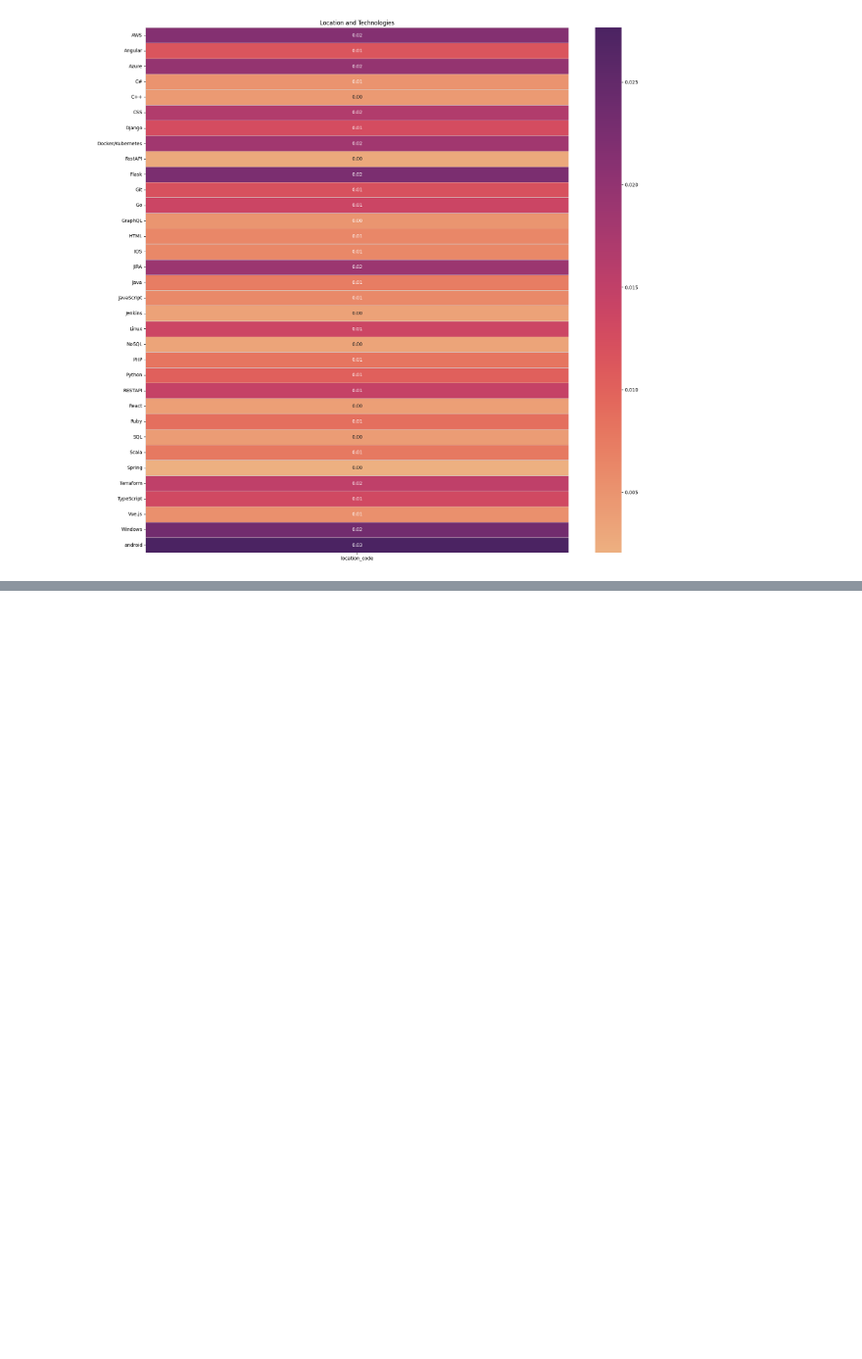
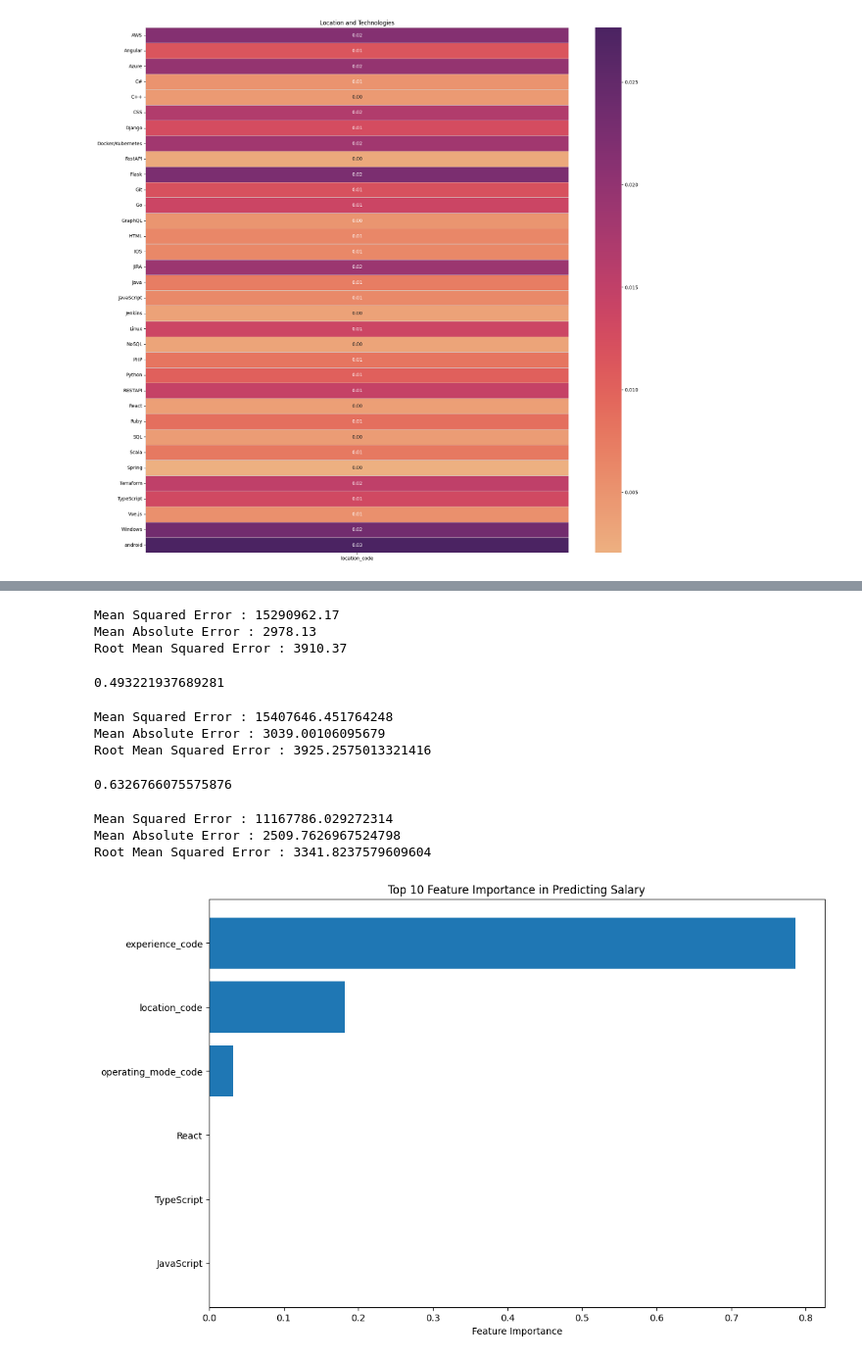
Before and after one commit to lukaszfabia/IT-salary-predictor, a Jupyter notebook: analysis/analysis.ipynb, the cells around one changed output, grey strips where cells are left out. Shown at 98% size. Saved outputs shown, nothing was run; the diff lists cells and outputs as text; code cells hidden in the pictures; blank space fills up the shorter version.

Commit message:
blisko jestem z modelami

```diff
--- a/analysis/analysis.ipynb
+++ b/analysis/analysis.ipynb
@@ -565,0 +448,5 @@ ValueError: y should be a 1d array, got an array of shape (745, 2) instead.
+# %%
+def prepare_data_sets(tech_stack):
+    filtered_data_b2b = filter_data(data[data["min_b2b"]>0], other_col=["operating_mode_code", "experience_code", "location_code"], tech_stack=tech_stack)
+    filtered_data_uop = filter_data(data[data["min_uop"]>0], other_col=["operating_mode_code", "experience_code", "location_code"], tech_stack=tech_stack)
+    return filtered_data_b2b.drop(columns=["avg_uop"]), filtered_data_uop.drop(columns=["avg_b2b"])
@@ -565,0 +546,7 @@ ValueError: y should be a 1d array, got an array of shape (745, 2) instead.
+# %%
+# Random Forest model
+
+rfr = RandomForestRegressor(n_estimators=20)
+rfr.fit(x_train,y_train)
+
+rfr.score(x_test,y_test)
@@ -565,0 +555,68 @@ ValueError: y should be a 1d array, got an array of shape (745, 2) instead.
+# %%
+y_pred_rfr = rfr.predict(x_test)
+
+print("Mean Squared Error :",mean_squared_error(y_test,y_pred_rfr).round(2))
+print("Mean Absolute Error :",mean_absolute_error(y_test,y_pred_rfr).round(2))
+print("Root Mean Squared Error :", root_mean_squared_error(y_test,y_pred_rfr).round(2))
+# %% [output]
+Mean Squared Error : 15290962.17
+Mean Absolute Error : 2978.13
+Root Mean Squared Error : 3910.37
+# %%
+# Decision Tree model
+
+dtr = DecisionTreeRegressor(max_depth=10,min_samples_split=2,random_state=0)
+dtr.fit(x_train,y_train)
+
+dtr.score(x_test,y_test)
+# %% [output]
+0.493221937689281
+# %%
+y_pred_dtr = dtr.predict(x_test)
+
+print("Mean Squared Error :",mean_squared_error(y_test,y_pred_dtr))
+print("Mean Absolute Error :",mean_absolute_error(y_test,y_pred_dtr))
+print("Root Mean Squared Error :",root_mean_squared_error(y_test,y_pred_dtr))
+# %% [output]
+Mean Squared Error : 15407646.451764248
+Mean Absolute Error : 3039.00106095679
+Root Mean Squared Error : 3925.2575013321416
+# %%
+# Linear regression model
+
+lr = LinearRegression()
+lr.fit(x_train,y_train)
+lr.score(x_test,y_test)
+# %% [output]
+0.6326766075575876
+# %%
+y_pred_lr = lr.predict(x_test)
+
+print("Mean Squared Error :",mean_squared_error(y_test,y_pred_lr))
+print("Mean Absolute Error :",mean_absolute_error(y_test,y_pred_lr))
+print("Root Mean Squared Error :",root_mean_squared_error(y_test,y_pred_lr))
+# %% [output]
+Mean Squared Error : 11167786.029272314
+Mean Absolute Error : 2509.7626967524798
+Root Mean Squared Error : 3341.8237579609604
+# %%
+# Access the feature importances of Random Forest Regressor
+feature_importances = rfr.feature_importances_
+
+# Assuming you have a list of feature names that corresponds to the feature importances
+feature_names = list(x_train.columns)
+
+# Sort feature importances in descending order
+sorted_indices = np.argsort(feature_importances)[::-1]
+sorted_feature_importances = [feature_importances[i] for i in sorted_indices]
+sorted_feature_names = [feature_names[i] for i in sorted_indices]
+
+# Create a bar chart
+plt.figure(figsize=(12, 8))
+plt.barh(sorted_feature_names[:20], sorted_feature_importances[:20])
+plt.xlabel('Feature Importance')
+plt.title('Top 10 Feature Importance in Predicting Salary')
+plt.gca().invert_yaxis()  # Invert the y-axis for better visualization
+plt.show()
+# %% [output]
+[figure, added]
```
Also changed, not shown: parts of 14 cells of this notebook.
